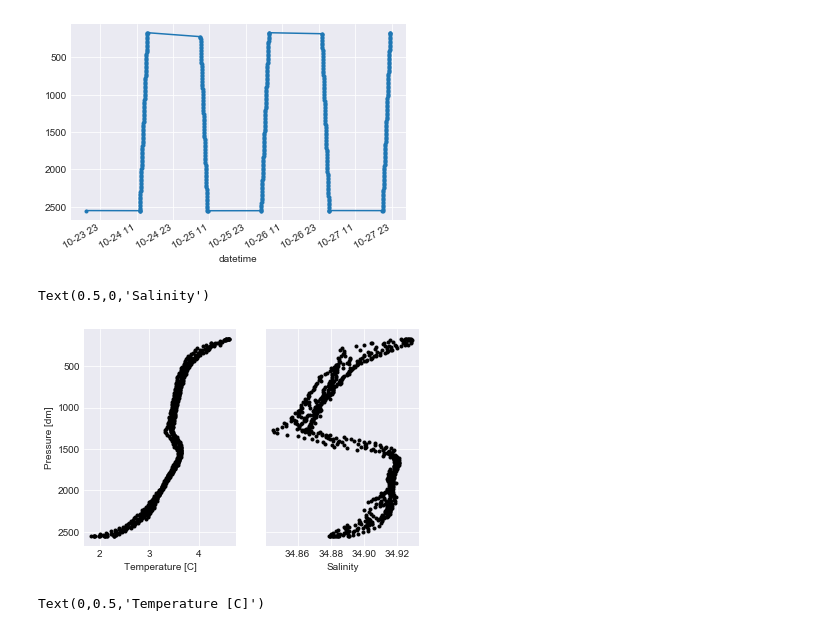
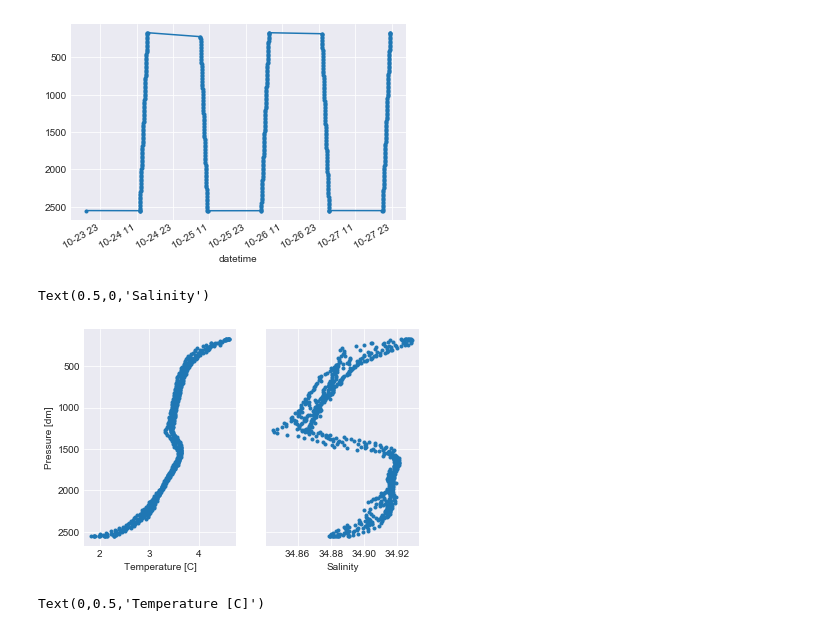
Before and after one commit to nlbeaird/OOI, a Jupyter notebook: OOI_play.ipynb, the cells around one changed output. Cells and saved outputs as stored; diff of their text form; code cells hidden in the pictures.

```diff
--- a/OOI_play.ipynb
+++ b/OOI_play.ipynb
@@ -186,16 +186,16 @@ profiler['pressure'].plot(kind='line', marker='.').invert_yaxis()
 # %%
 fig, (ax1, ax2) = plt.subplots(1, 2, sharey=True)
 
-ax1.plot(profiler.temperature, profiler.pressure, 'k.')
+ax1.plot(profiler.temperature, profiler.pressure, '.')
 ax1.invert_yaxis()
 ax1.set_xlabel('Temperature [C]')
 ax1.set_ylabel('Pressure [dm]')
 
-ax2.plot(profiler.practical_salinity, profiler.pressure, 'k.')
+ax2.plot(profiler.practical_salinity, profiler.pressure, '.')
 ax2.set_xlabel('Salinity')
 # %% [output]
 Text(0.5,0,'Salinity')
-[figure, old version]
+[figure, new version]
 # %%
 import cmocean
 # %%
```
